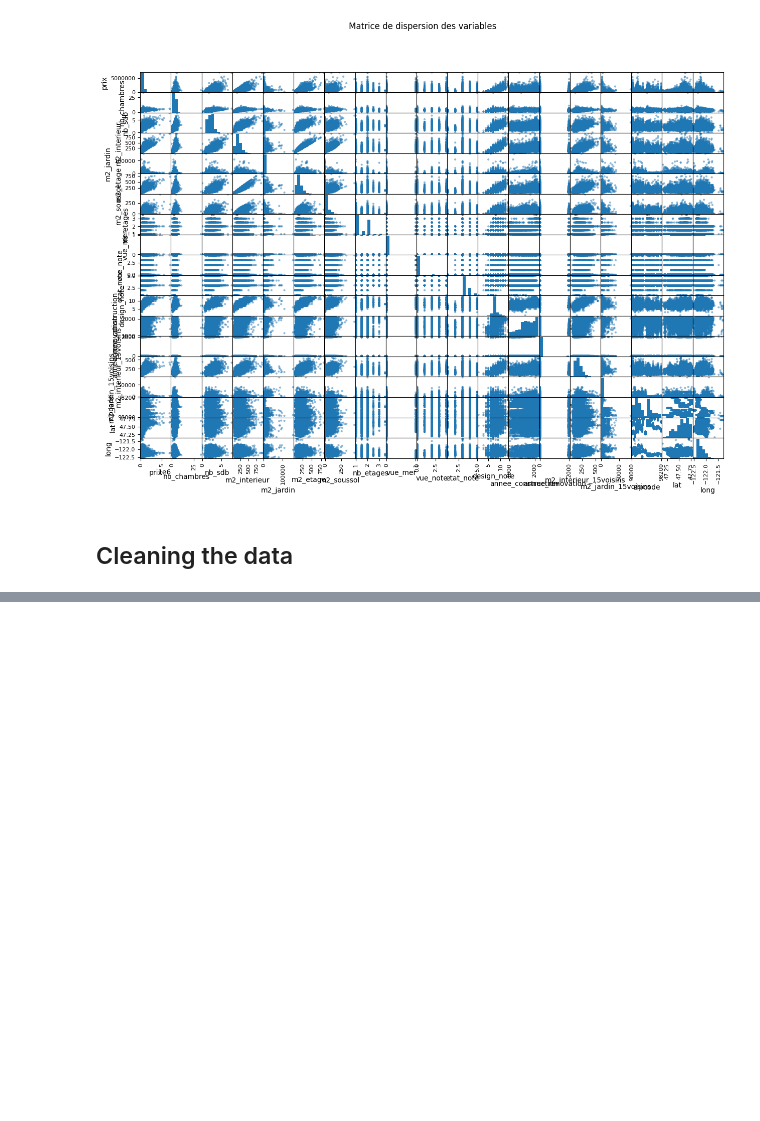
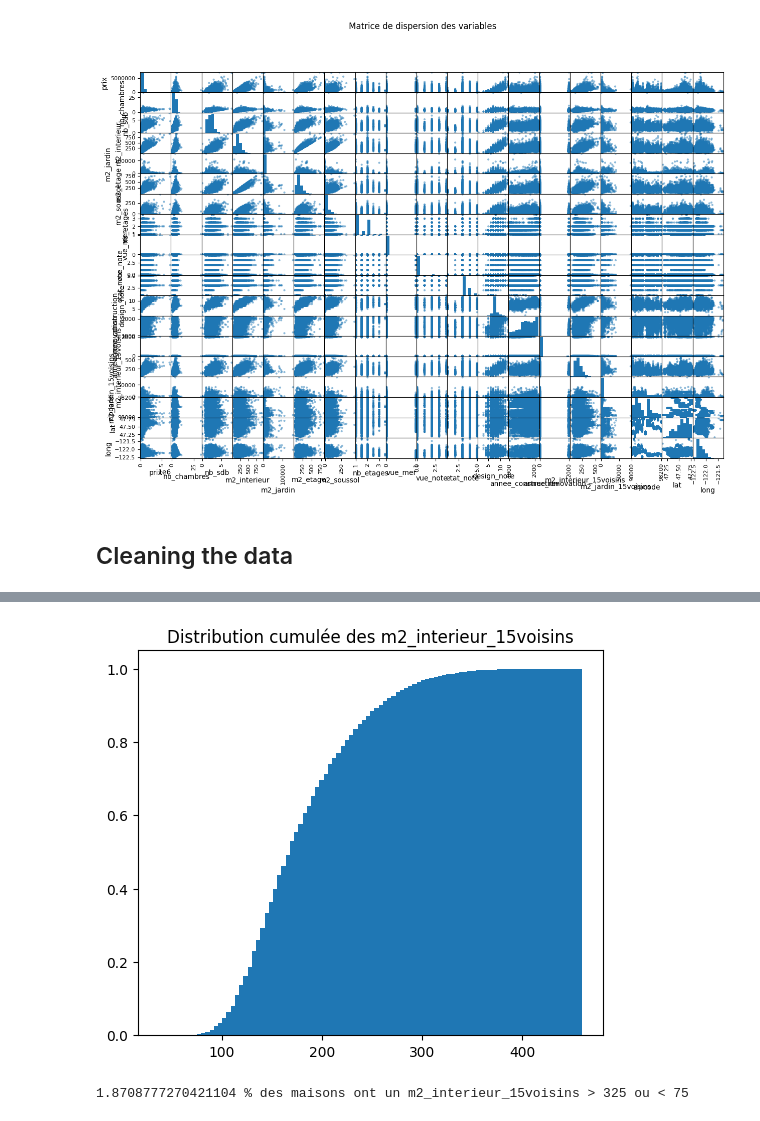
Before and after one commit to ErwannE/Challenge_PRAMA, a Jupyter notebook: train_set_analysis.ipynb, the cells around one changed output, grey strips where cells are left out. Cells and saved outputs as stored; diff of their text form; code cells hidden in the pictures; blank space fills up the shorter version.

```diff
--- a/train_set_analysis.ipynb
+++ b/train_set_analysis.ipynb
@@ -197,0 +412,21 @@ plt.show()
+# %%
+# Catégorie m2_interieur_15voisins
+
+#On rend ces données entières
+train['m2_interieur_15voisins'] = train['m2_interieur_15voisins'].astype(int)
+
+#On trace le graphique des m2_interieur_15voisins cumulés
+plt.subplots(figsize=(6, 5))
+plt.hist(train['m2_interieur_15voisins'], bins=100, cumulative=True, density=True)
+plt.title('Distribution cumulée des m2_interieur_15voisins')
+plt.show()
+
+# Proportion de maisons avec m2_interieur_15voisins > 325 ou < 75
+prop_sup_325_ou_inf_75 = (len(train[train['m2_interieur_15voisins'] > 325]) + len(train[train['m2_interieur_15voisins'] < 75])) / len(train) * 100
+print(prop_sup_325_ou_inf_75, "% des maisons ont un m2_interieur_15voisins > 325 ou < 75")
+
+#On drop ces valeurs
+train = train[(train['m2_interieur_15voisins'] <= 325) & (train['m2_interieur_15voisins'] >= 75)]
+# %% [output]
+[figure, added]
+1.8708777270421104 % des maisons ont un m2_interieur_15voisins > 325 ou < 75
```
Also changed, not shown: parts of 24 cells of this notebook.
